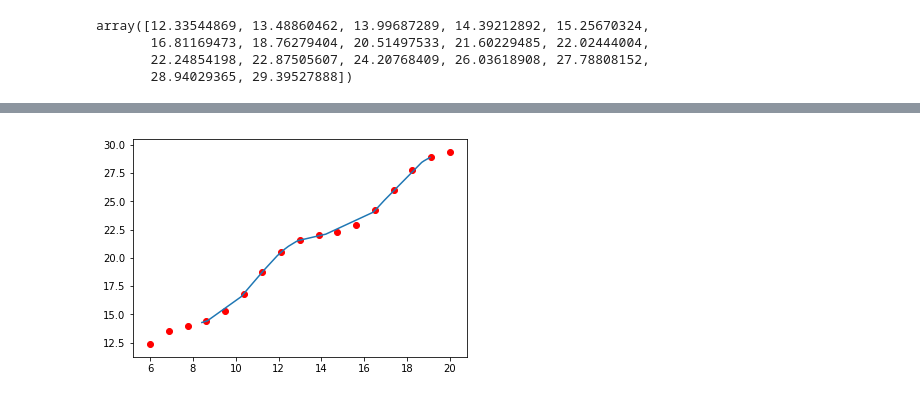
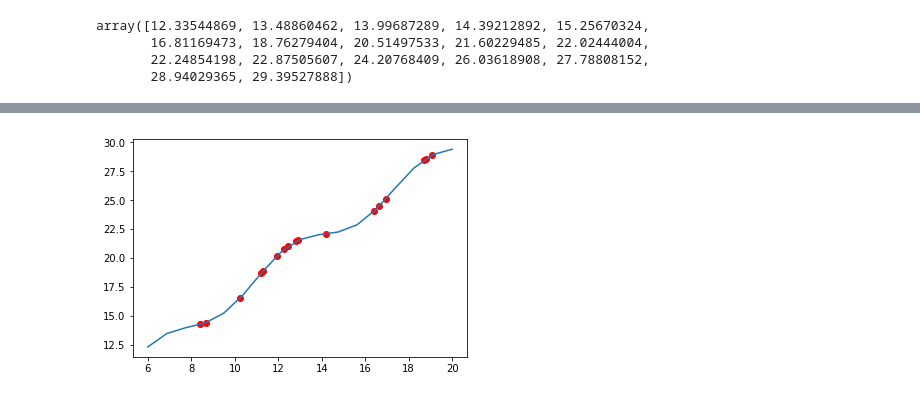
Before and after one commit to triabokon/NumMethods, a Jupyter notebook: Lab4.ipynb, the cells around one changed output, grey strips where cells are left out. Drawn from its saved outputs; the diff is of its cells as text; code cells hidden in the pictures.

```diff
--- a/Lab4.ipynb
+++ b/Lab4.ipynb
@@ -112,8 +145,8 @@ x_approx = np.array(control_points)
 y_approx = lambdify(x, P)(x_approx)
 # %%
 fig, ax = plt.subplots()
-ax.plot(x_approx, y_approx)
-ax.scatter(x_values, y_values, c = 'r')
+ax.plot(x_values, y_values)
+ax.scatter(x_approx, y_approx, c = 'r')
 plt.show()
 # %% [output]
-[figure, old version]
+[figure, new version]
```
Also changed, not shown: parts of 9 cells of this notebook.
